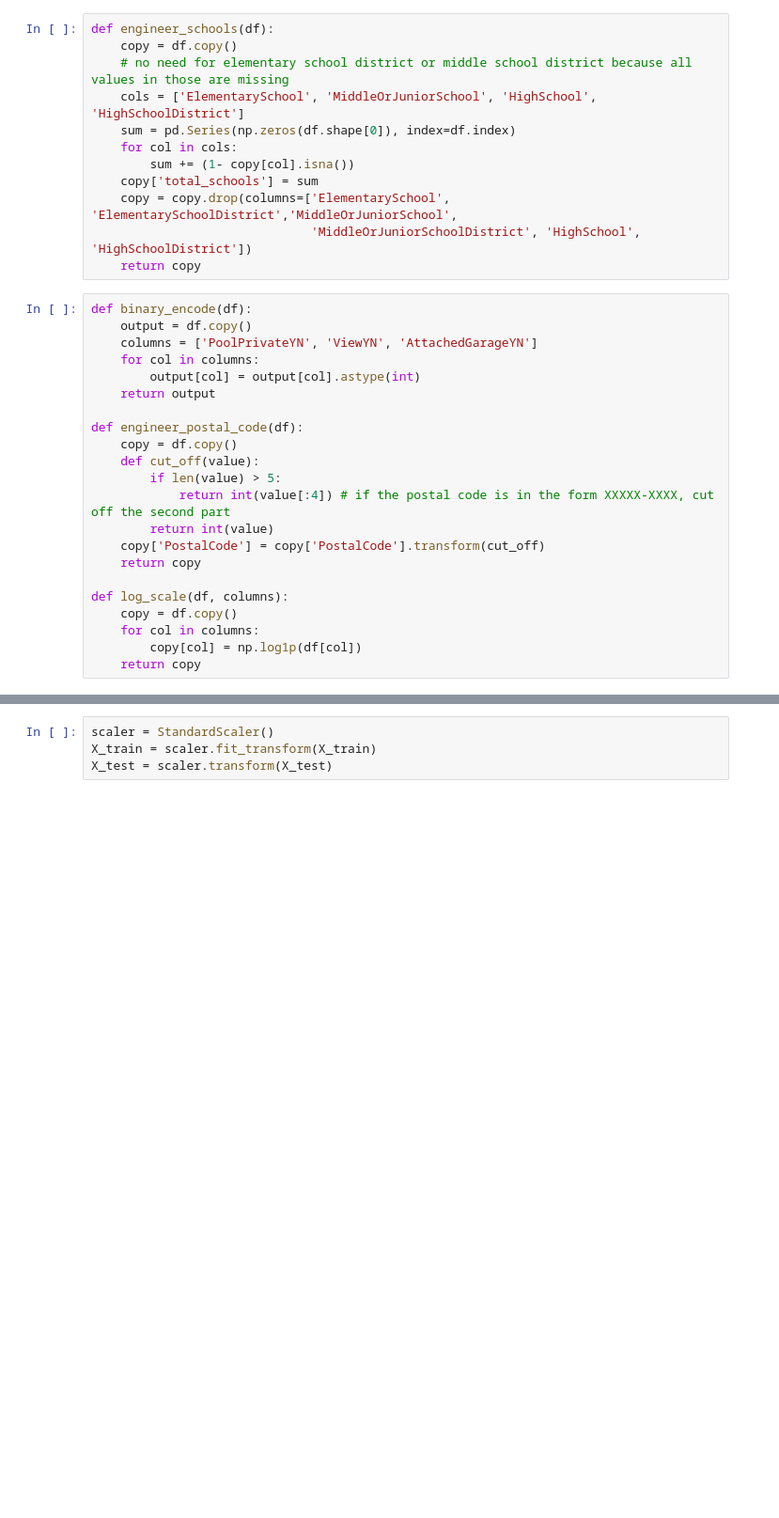
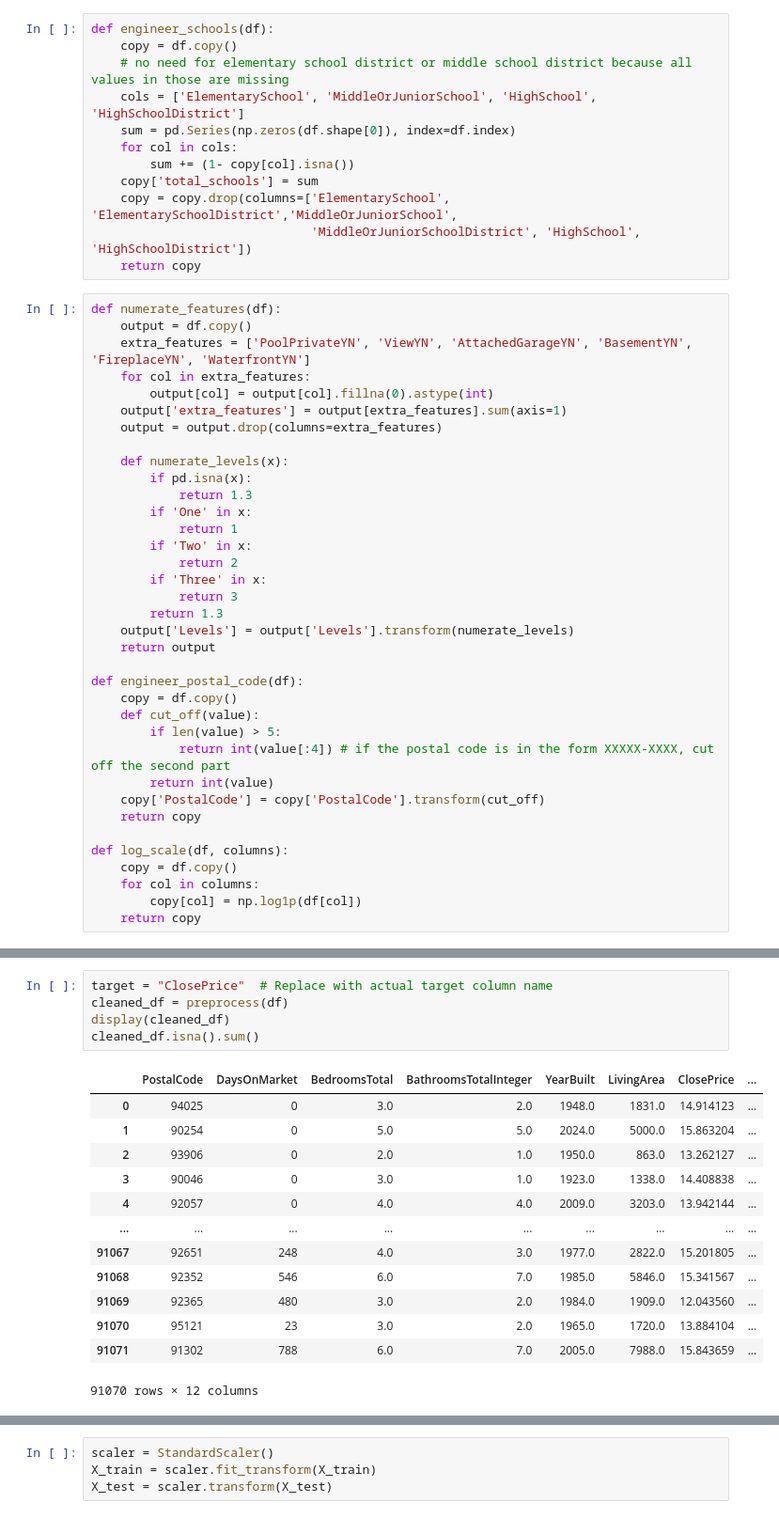
Before and after one commit to bbousquette1/IDX-Exchange-DS16-Winter2025, a Jupyter notebook: Claire_ML.ipynb, the cells around one changed output, grey strips where cells are left out. Shown at 94% size. Saved outputs shown, nothing was run; the diff lists cells and outputs as text; blank space fills up the shorter version.

```diff
--- a/Claire_ML.ipynb
+++ b/Claire_ML.ipynb
@@ -95,11 +175,25 @@ def engineer_schools(df):
                               'MiddleOrJuniorSchoolDistrict', 'HighSchool', 'HighSchoolDistrict'])
     return copy
 # %%
-def binary_encode(df):
+def numerate_features(df):
     output = df.copy()
-    columns = ['PoolPrivateYN', 'ViewYN', 'AttachedGarageYN']
-    for col in columns:
-        output[col] = output[col].astype(int)
+    extra_features = ['PoolPrivateYN', 'ViewYN', 'AttachedGarageYN', 'BasementYN', 'FireplaceYN', 'WaterfrontYN']
+    for col in extra_features:
+        output[col] = output[col].fillna(0).astype(int)
+    output['extra_features'] = output[extra_features].sum(axis=1)
+    output = output.drop(columns=extra_features)
+
+    def numerate_levels(x):
+        if pd.isna(x):
+            return 1.3
+        if 'One' in x:
+            return 1
+        if 'Two' in x:
+            return 2
+        if 'Three' in x:
+            return 3
+        return 1.3
+    output['Levels'] = output['Levels'].transform(numerate_levels)
     return output
 
 def engineer_postal_code(df):
@@ -134 +228,20 @@ import matplotlib.pyplot as plt
 import kerastuner as kt
+# %%
+target = "ClosePrice"  # Replace with actual target column name
+cleaned_df = preprocess(df)
+display(cleaned_df)
+cleaned_df.isna().sum()
+# %% [output]
+|  | PostalCode | DaysOnMarket | BedroomsTotal | BathroomsTotalInteger | YearBuilt | LivingArea | ClosePrice | ... |
+| 0 | 94025 | 0 | 3.0 | 2.0 | 1948.0 | 1831.0 | 14.914123 | ... |
+| 1 | 90254 | 0 | 5.0 | 5.0 | 2024.0 | 5000.0 | 15.863204 | ... |
+| 2 | 93906 | 0 | 2.0 | 1.0 | 1950.0 | 863.0 | 13.262127 | ... |
+| 3 | 90046 | 0 | 3.0 | 1.0 | 1923.0 | 1338.0 | 14.408838 | ... |
+| 4 | 92057 | 0 | 4.0 | 4.0 | 2009.0 | 3203.0 | 13.942144 | ... |
+| ... | ... | ... | ... | ... | ... | ... | ... | ... |
+| 91067 | 92651 | 248 | 4.0 | 3.0 | 1977.0 | 2822.0 | 15.201805 | ... |
+| 91068 | 92352 | 546 | 6.0 | 7.0 | 1985.0 | 5846.0 | 15.341567 | ... |
+| 91069 | 92365 | 480 | 3.0 | 2.0 | 1984.0 | 1909.0 | 12.043560 | ... |
+| 91070 | 95121 | 23 | 3.0 | 2.0 | 1965.0 | 1720.0 | 13.884104 | ... |
+| 91071 | 91302 | 788 | 6.0 | 7.0 | 2005.0 | 7988.0 | 15.843659 | ... |
+91070 rows × 12 columns
```
Also changed, not shown: parts of 21 cells of this notebook.
